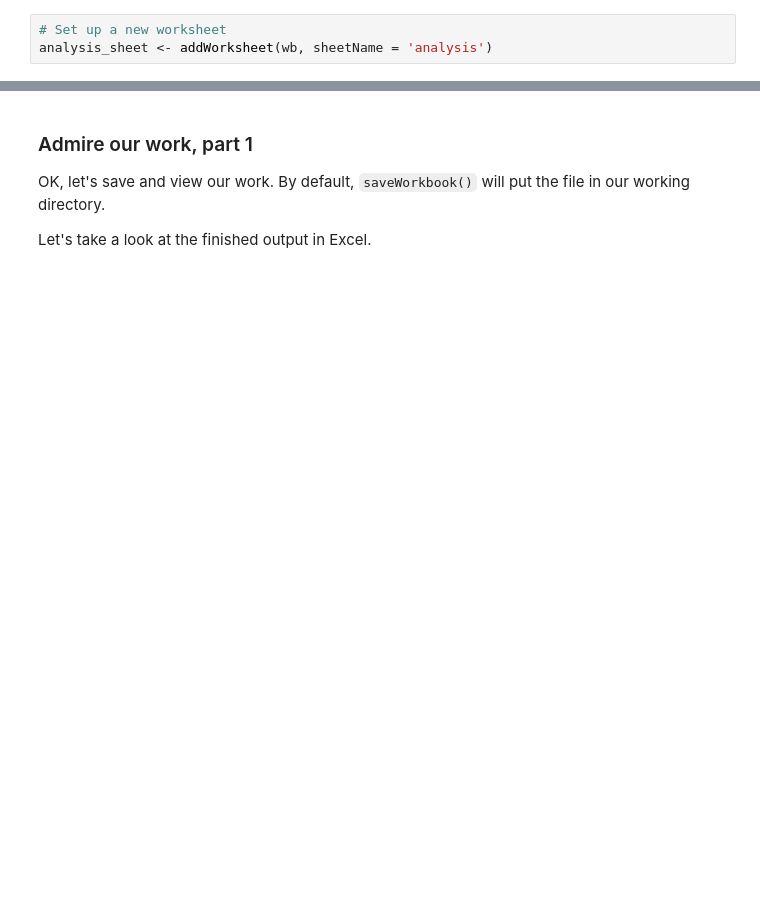
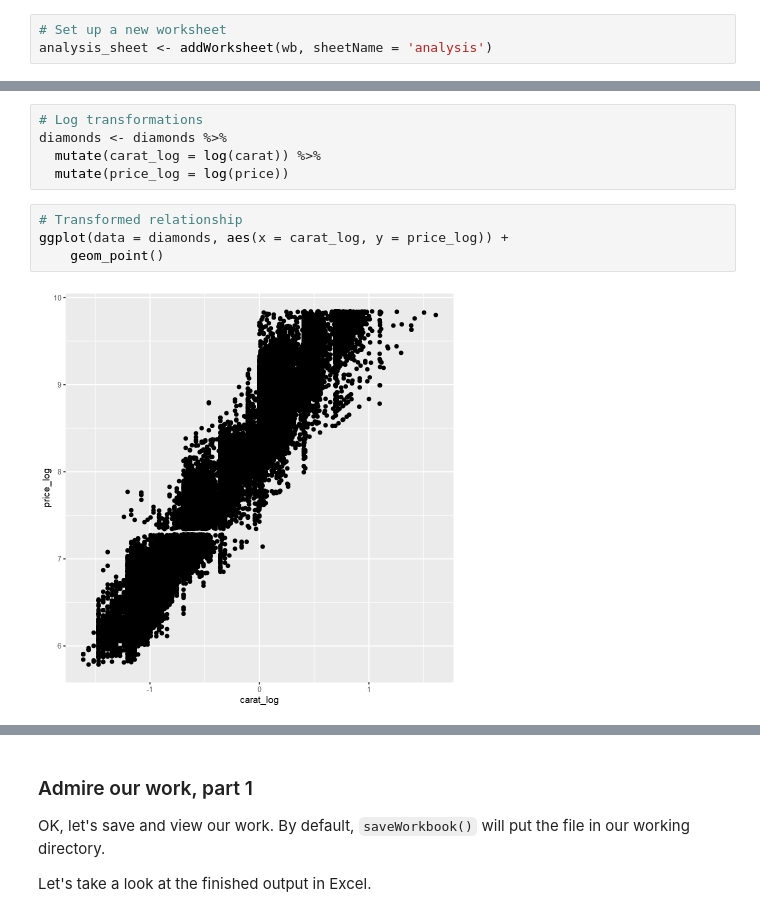
Before and after one commit to stringfestdata/london-excel, a Jupyter notebook: r-powered-excel.ipynb, the cells around one changed output, grey strips where cells are left out. Drawn from its saved outputs; the diff is of its cells as text; blank space fills up the shorter version.

```diff
--- a/r-powered-excel.ipynb
+++ b/r-powered-excel.ipynb
@@ -86,0 +72,11 @@ ggplot(data = diamonds, aes(x = carat, y = price)) +
+# %%
+# Log transformations
+diamonds <- diamonds %>%
+  mutate(carat_log = log(carat)) %>%
+  mutate(price_log = log(price))
+# %%
+# Transformed relationship
+ggplot(data = diamonds, aes(x = carat_log, y = price_log)) +
+    geom_point()
+# %% [output]
+[figure, added]
```
Also changed, not shown: parts of 28 cells of this notebook, 5 other files.
